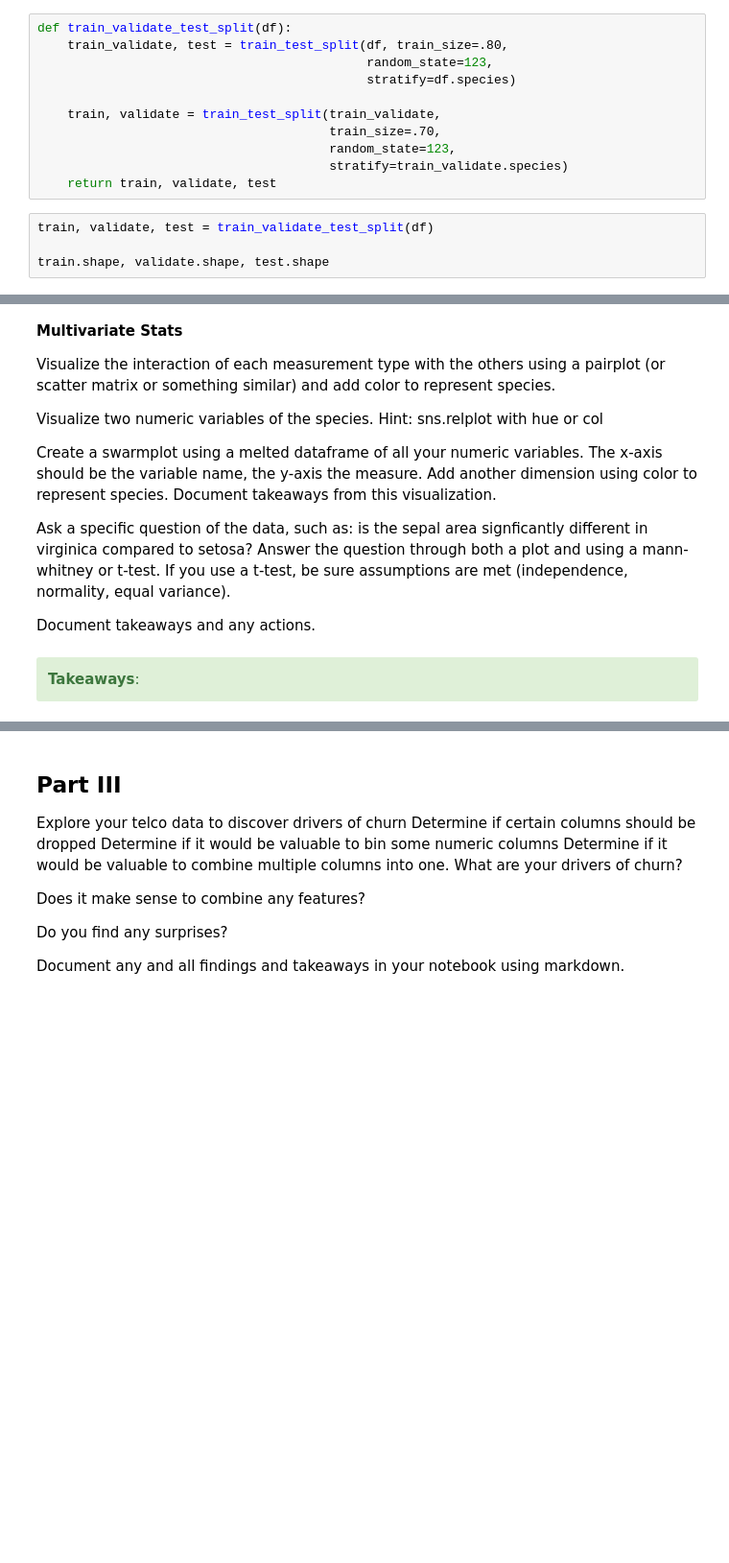
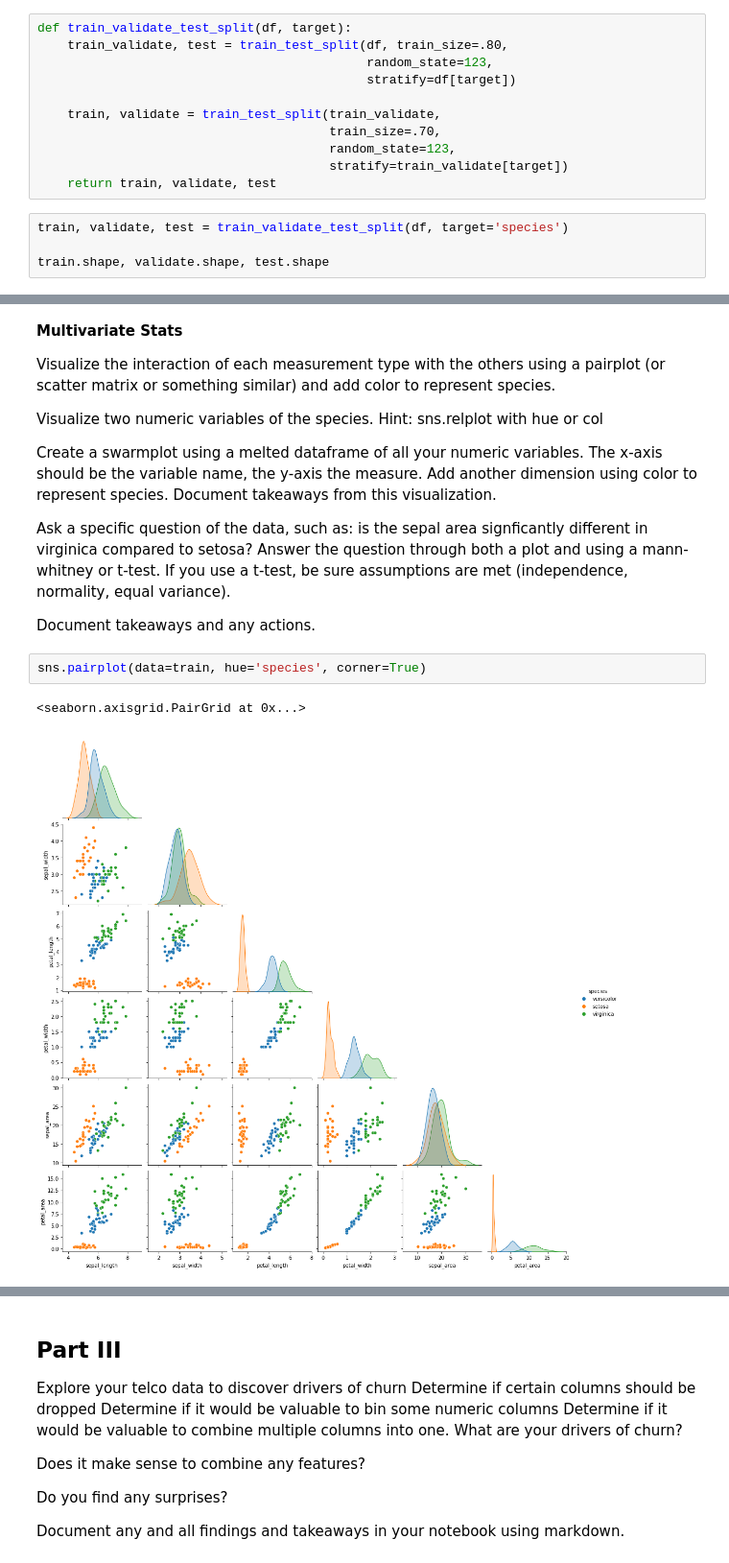
Before and after one commit to CodeupClassroom/noether-classification-exercises, a Jupyter notebook: explore_exercises-wip.ipynb, the cells around one changed output, grey strips where cells are left out. Shown at 96% size. Cells and saved outputs as stored; diff of their text form; blank space fills up the shorter version.

```diff
--- a/explore_exercises-wip.ipynb
+++ b/explore_exercises-wip.ipynb
@@ -115,18 +115,18 @@ Data columns (total 5 columns):
 dtypes: float64(4), object(1)
 memory usage: 6.0+ KB
 # %%
-def train_validate_test_split(df):
+def train_validate_test_split(df, target):
     train_validate, test = train_test_split(df, train_size=.80,
                                             random_state=123,
-                                            stratify=df.species)
+                                            stratify=df[target])
 
     train, validate = train_test_split(train_validate,
                                        train_size=.70,
                                        random_state=123,
-                                       stratify=train_validate.species)
+                                       stratify=train_validate[target])
     return train, validate, test
 # %%
-train, validate, test = train_validate_test_split(df)
+train, validate, test = train_validate_test_split(df, target='species')
 
 train.shape, validate.shape, test.shape
 # %% [output]
@@ -338,9 +350,8 @@ Create a swarmplot using a melted dataframe of all your numeric variables. The x
 Ask a specific question of the data, such as: is the sepal area signficantly different in virginica compared to setosa? Answer the question through both a plot and using a mann-whitney or t-test. If you use a t-test, be sure assumptions are met (independence, normality, equal variance).
 
 Document takeaways and any actions.
-# %% [markdown]
-<div class="alert alert-block alert-success">
-<b> Takeaways</b>:
-<br>
-
-</div>
+# %%
+sns.pairplot(data=train, hue='species', corner=True)
+# %% [output]
+<seaborn.axisgrid.PairGrid at 0x...>
+[figure, added]
```
Also changed, not shown: parts of 19 cells of this notebook.
